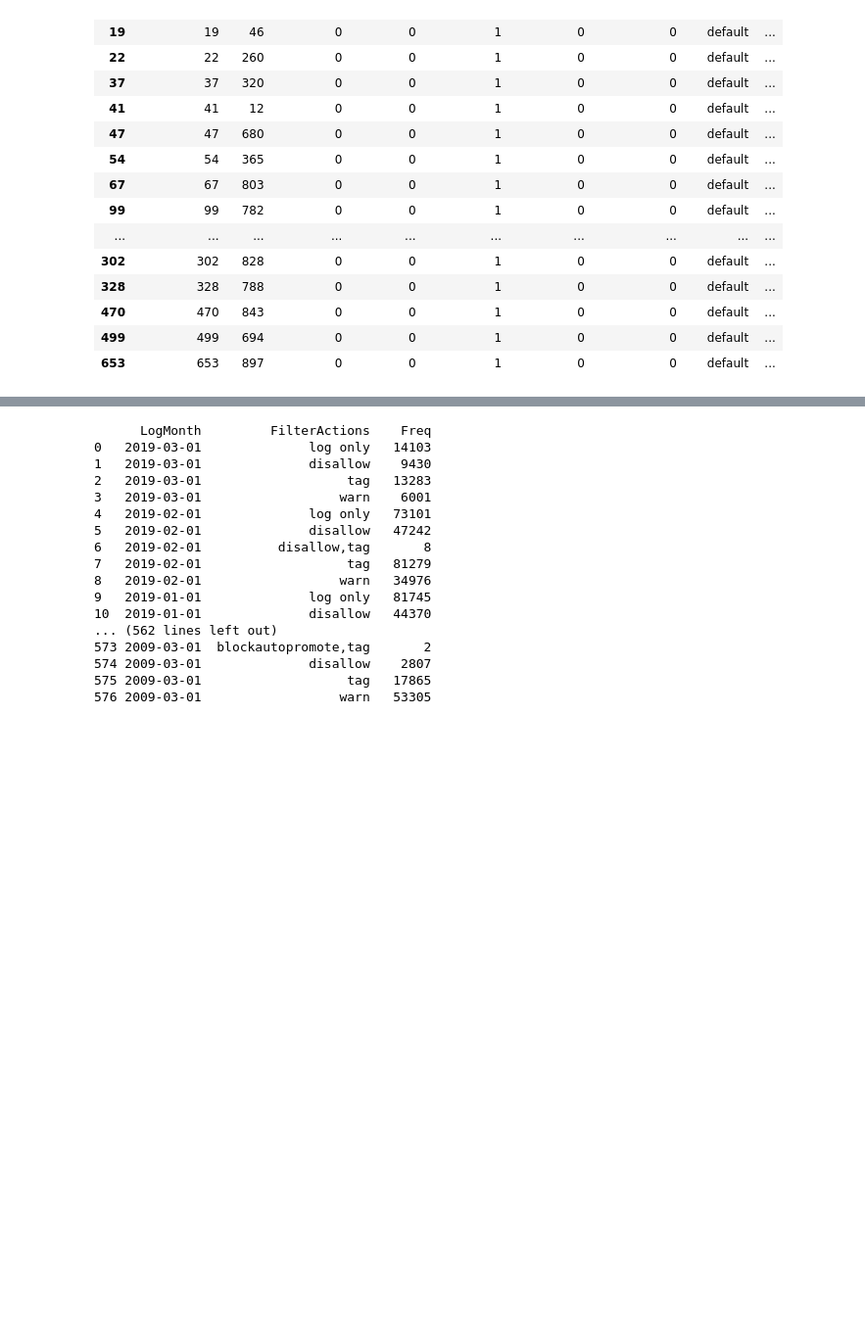
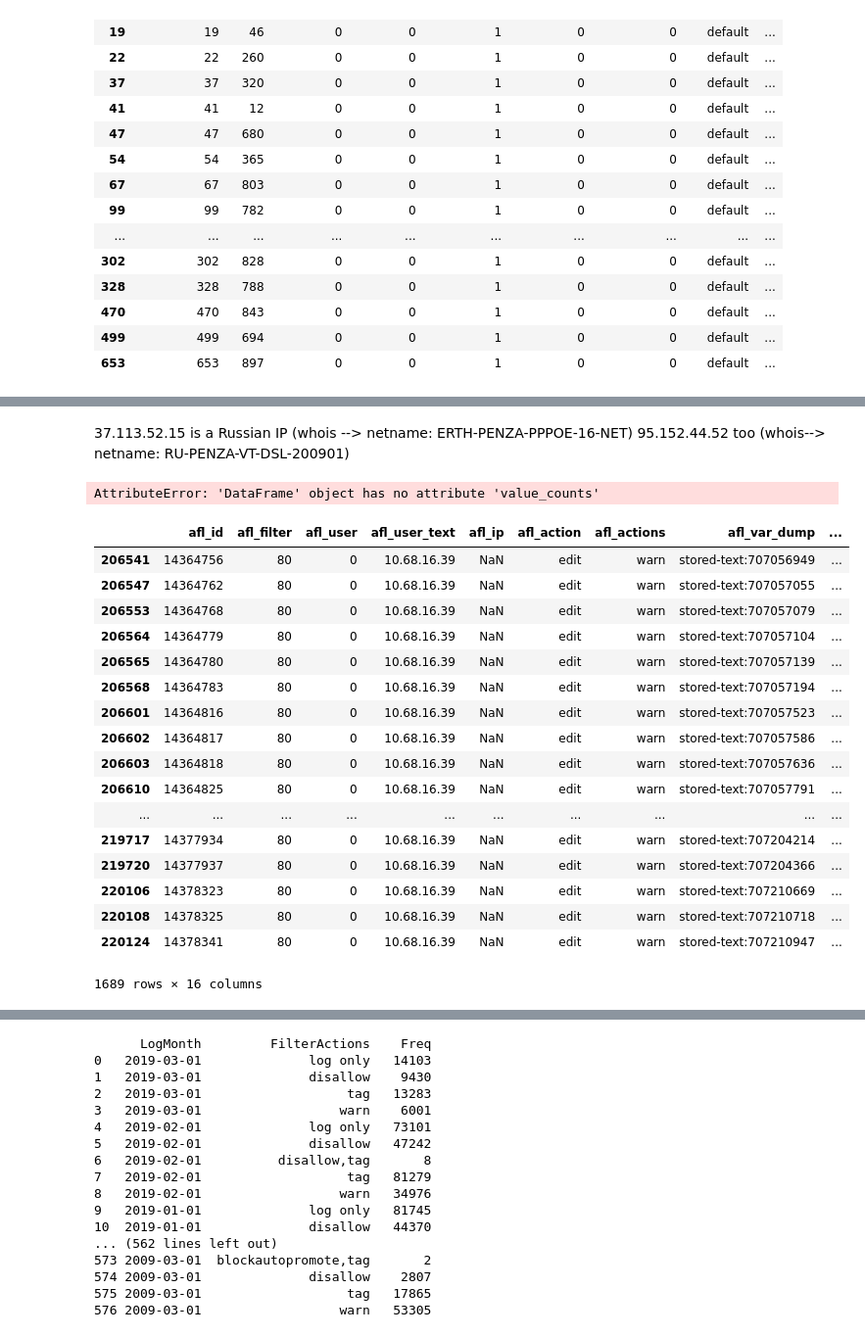
Before and after one commit to lusy/wikifilters, a Jupyter notebook: src/explore.ipynb, the cells around one changed output, grey strips where cells are left out. Shown: that part at 98% size. Cells and saved outputs as stored; diff of their text form; code cells hidden in the pictures; blank space fills up the shorter version.

```diff
--- a/src/explore.ipynb
+++ b/src/explore.ipynb
@@ -419,0 +364,30 @@ active_public[active_public['af_actions'].fillna('log only').str.contains('disal
+# %% [markdown]
+37.113.52.15 is a Russian IP (whois --> netname:        ERTH-PENZA-PPPOE-16-NET)
+95.152.44.52 too (whois--> netname:        RU-PENZA-VT-DSL-200901)
+# %%
+# Try to intersect users with actions/pages
+df_jan2016[['afl_user_text', 'afl_action']].value_counts()
+# %% [output]
+AttributeError: 'DataFrame' object has no attribute 'value_counts'
+# %%
+# What were the very active IPs doing
+df_jan2016[df_jan2016['afl_user_text'] == '10.68.16.39']
+# %% [output]
+|  | afl_id | afl_filter | afl_user | afl_user_text | afl_ip | afl_action | afl_actions | afl_var_dump | ... |
+| 206541 | 14364756 | 80 | 0 | 10.68.16.39 | NaN | edit | warn | stored-text:707056949 | ... |
+| 206547 | 14364762 | 80 | 0 | 10.68.16.39 | NaN | edit | warn | stored-text:707057055 | ... |
+| 206553 | 14364768 | 80 | 0 | 10.68.16.39 | NaN | edit | warn | stored-text:707057079 | ... |
+| 206564 | 14364779 | 80 | 0 | 10.68.16.39 | NaN | edit | warn | stored-text:707057104 | ... |
+| 206565 | 14364780 | 80 | 0 | 10.68.16.39 | NaN | edit | warn | stored-text:707057139 | ... |
+| 206568 | 14364783 | 80 | 0 | 10.68.16.39 | NaN | edit | warn | stored-text:707057194 | ... |
+| 206601 | 14364816 | 80 | 0 | 10.68.16.39 | NaN | edit | warn | stored-text:707057523 | ... |
+| 206602 | 14364817 | 80 | 0 | 10.68.16.39 | NaN | edit | warn | stored-text:707057586 | ... |
+| 206603 | 14364818 | 80 | 0 | 10.68.16.39 | NaN | edit | warn | stored-text:707057636 | ... |
+| 206610 | 14364825 | 80 | 0 | 10.68.16.39 | NaN | edit | warn | stored-text:707057791 | ... |
+| ... | ... | ... | ... | ... | ... | ... | ... | ... | ... |
+| 219717 | 14377934 | 80 | 0 | 10.68.16.39 | NaN | edit | warn | stored-text:707204214 | ... |
+| 219720 | 14377937 | 80 | 0 | 10.68.16.39 | NaN | edit | warn | stored-text:707204366 | ... |
+| 220106 | 14378323 | 80 | 0 | 10.68.16.39 | NaN | edit | warn | stored-text:707210669 | ... |
+| 220108 | 14378325 | 80 | 0 | 10.68.16.39 | NaN | edit | warn | stored-text:707210718 | ... |
+| 220124 | 14378341 | 80 | 0 | 10.68.16.39 | NaN | edit | warn | stored-text:707210947 | ... |
+1689 rows × 16 columns
```
Also changed, not shown: parts of 36 cells of this notebook, 1 other file.
